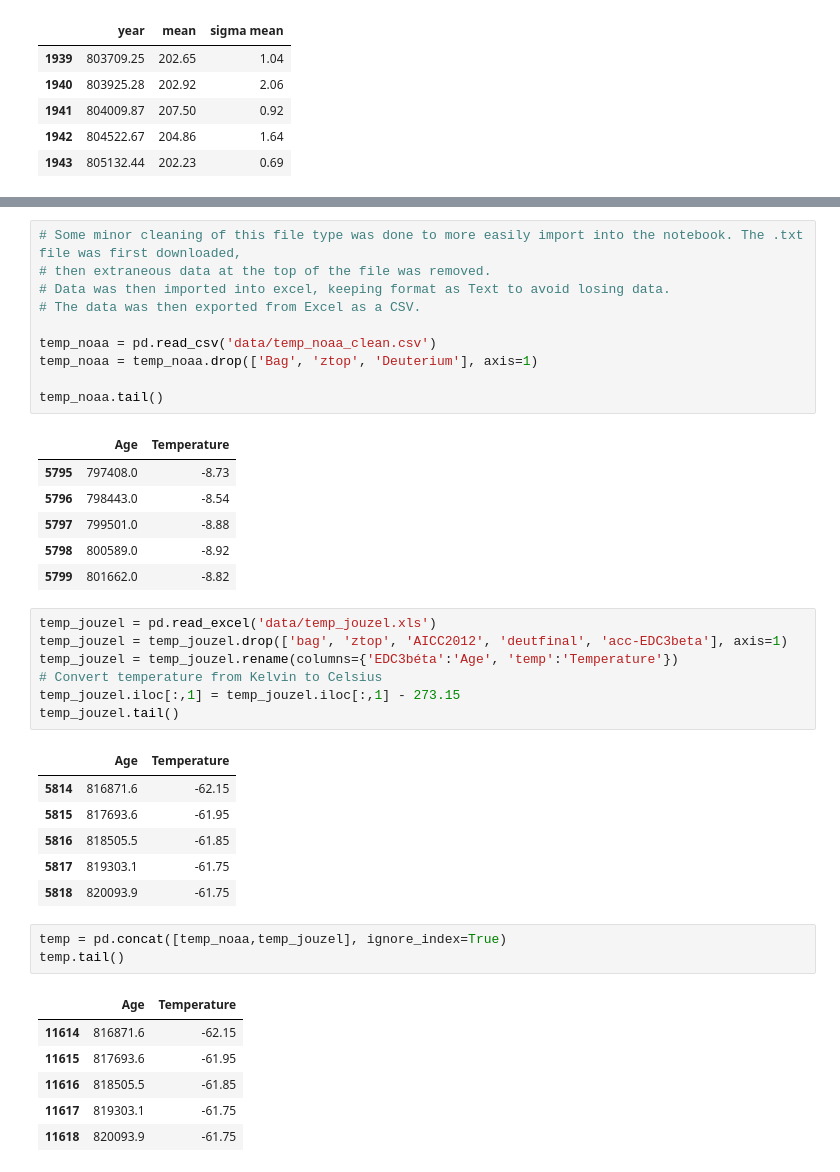
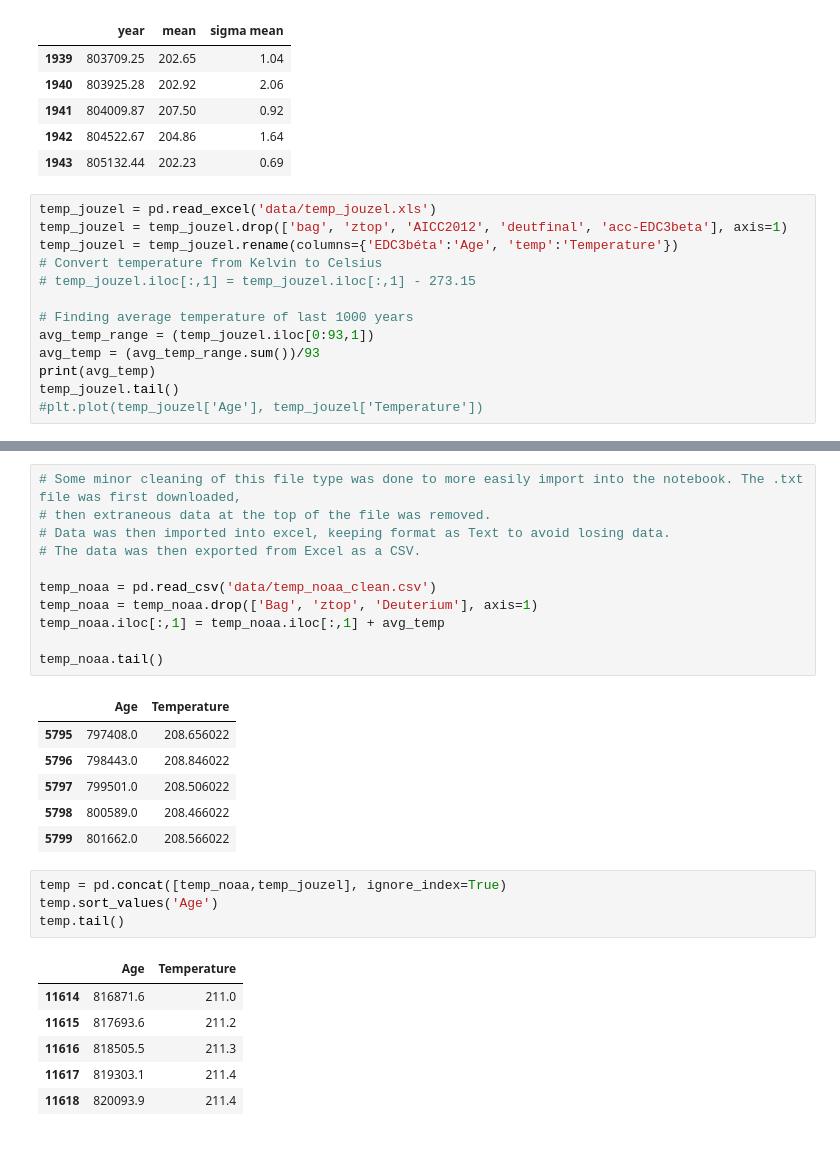
Before and after one commit to tomdbrophy/prog_data_analysis_assessment_2, a Jupyter notebook: project2.ipynb, the cells around one changed output, grey strips where cells are left out. Drawn from its saved outputs; the diff is of its cells as text.

Commit message:
Temperature data adjusted to match

```diff
--- a/project2.ipynb
+++ b/project2.ipynb
@@ -68,3 +68,16 @@ co2.tail()
 | 1941 | 804009.87 | 207.50 | 0.92 |
 | 1942 | 804522.67 | 204.86 | 1.64 |
 | 1943 | 805132.44 | 202.23 | 0.69 |
+# %%
+temp_jouzel = pd.read_excel('data/temp_jouzel.xls')
+temp_jouzel = temp_jouzel.drop(['bag', 'ztop', 'AICC2012', 'deutfinal', 'acc-EDC3beta'], axis=1)
+temp_jouzel = temp_jouzel.rename(columns={'EDC3béta':'Age', 'temp':'Temperature'})
+# Convert temperature from Kelvin to Celsius
+# temp_jouzel.iloc[:,1] = temp_jouzel.iloc[:,1] - 273.15
+
+# Finding average temperature of last 1000 years
+avg_temp_range = (temp_jouzel.iloc[0:93,1])
+avg_temp = (avg_temp_range.sum())/93
+print(avg_temp)
+temp_jouzel.tail()
+#plt.plot(temp_jouzel['Age'], temp_jouzel['Temperature'])
@@ -71,41 +92,29 @@ co2.tail()
 # %%
 # Some minor cleaning of this file type was done to more easily import into the notebook. The .txt file was first downloaded,
 # then extraneous data at the top of the file was removed.
 # Data was then imported into excel, keeping format as Text to avoid losing data.
 # The data was then exported from Excel as a CSV.
 
 temp_noaa = pd.read_csv('data/temp_noaa_clean.csv')
 temp_noaa = temp_noaa.drop(['Bag', 'ztop', 'Deuterium'], axis=1)
+temp_noaa.iloc[:,1] = temp_noaa.iloc[:,1] + avg_temp
 
 temp_noaa.tail()
 # %% [output]
 |  | Age | Temperature |
-| 5795 | 797408.0 | -8.73 |
-| 5796 | 798443.0 | -8.54 |
-| 5797 | 799501.0 | -8.88 |
-| 5798 | 800589.0 | -8.92 |
-| 5799 | 801662.0 | -8.82 |
+| 5795 | 797408.0 | 208.656022 |
+| 5796 | 798443.0 | 208.846022 |
+| 5797 | 799501.0 | 208.506022 |
+| 5798 | 800589.0 | 208.466022 |
+| 5799 | 801662.0 | 208.566022 |
-# %%
-temp_jouzel = pd.read_excel('data/temp_jouzel.xls')
-temp_jouzel = temp_jouzel.drop(['bag', 'ztop', 'AICC2012', 'deutfinal', 'acc-EDC3beta'], axis=1)
-temp_jouzel = temp_jouzel.rename(columns={'EDC3béta':'Age', 'temp':'Temperature'})
-# Convert temperature from Kelvin to Celsius
-temp_jouzel.iloc[:,1] = temp_jouzel.iloc[:,1] - 273.15
-temp_jouzel.tail()
-# %% [output]
-|  | Age | Temperature |
-| 5814 | 816871.6 | -62.15 |
-| 5815 | 817693.6 | -61.95 |
-| 5816 | 818505.5 | -61.85 |
-| 5817 | 819303.1 | -61.75 |
-| 5818 | 820093.9 | -61.75 |
 # %%
 temp = pd.concat([temp_noaa,temp_jouzel], ignore_index=True)
+temp.sort_values('Age')
 temp.tail()
 # %% [output]
 |  | Age | Temperature |
-| 11614 | 816871.6 | -62.15 |
-| 11615 | 817693.6 | -61.95 |
-| 11616 | 818505.5 | -61.85 |
-| 11617 | 819303.1 | -61.75 |
-| 11618 | 820093.9 | -61.75 |
+| 11614 | 816871.6 | 211.0 |
+| 11615 | 817693.6 | 211.2 |
+| 11616 | 818505.5 | 211.3 |
+| 11617 | 819303.1 | 211.4 |
+| 11618 | 820093.9 | 211.4 |
```
Also changed, not shown: parts of 2 cells of this notebook.
